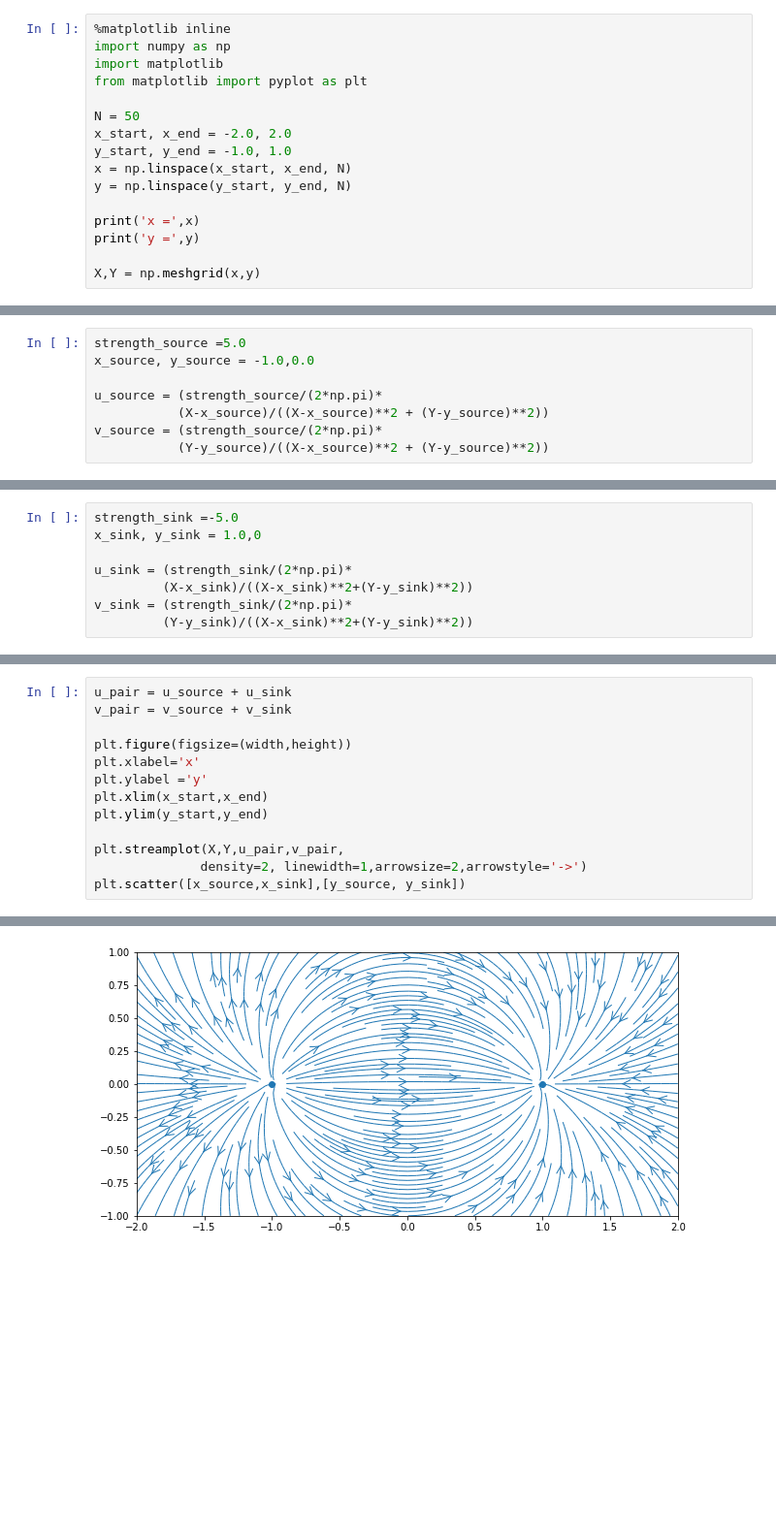
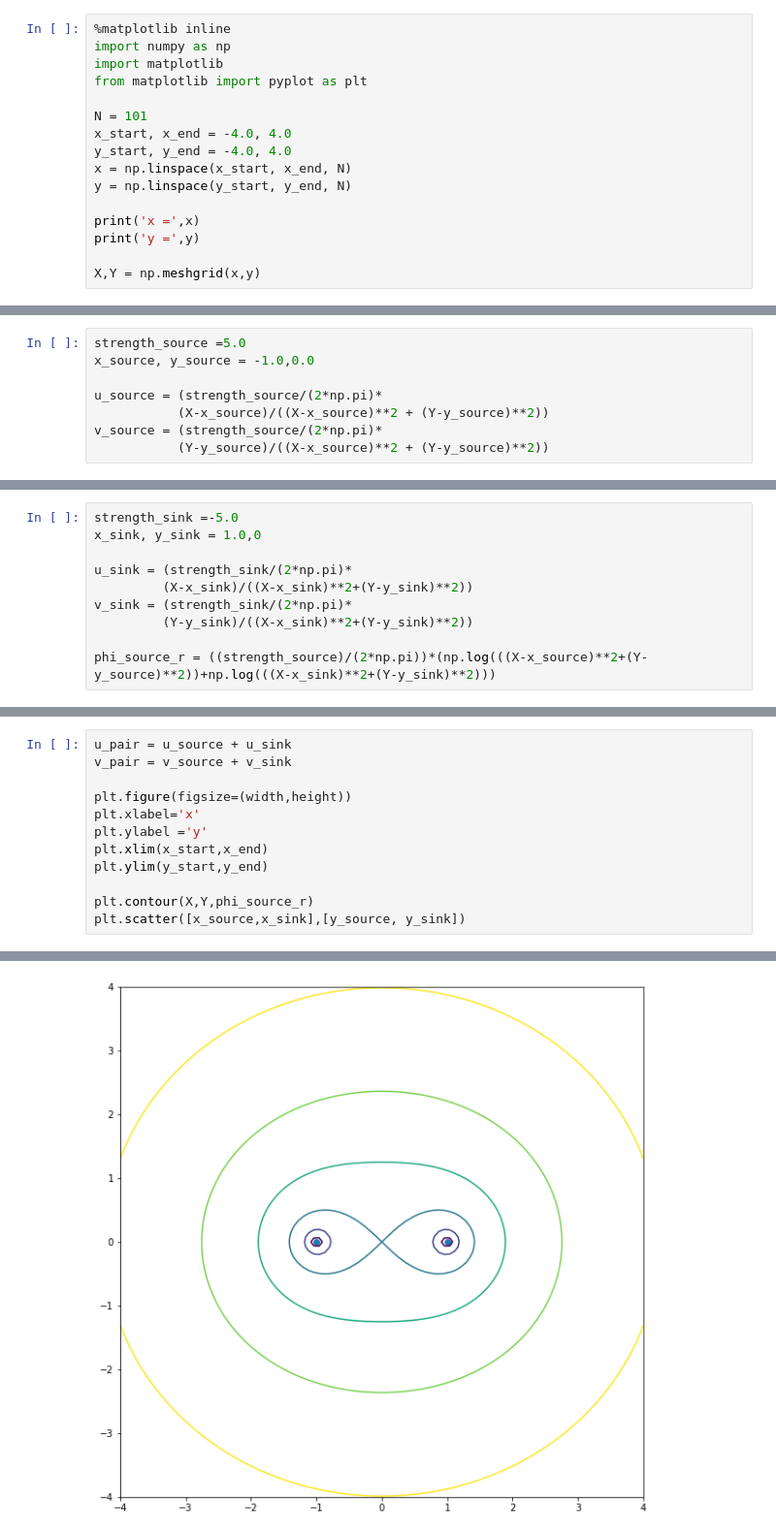
Before and after one commit to djpalumbo18/mae6226, a Jupyter notebook: Class_Source_Sink_exercise.ipynb, the cells around one changed output, grey strips where cells are left out. Shown: that part at 97% size. Saved outputs shown, nothing was run; the diff lists cells and outputs as text; blank space fills up the shorter version.

```diff
--- a/Class_Source_Sink_exercise.ipynb
+++ b/Class_Source_Sink_exercise.ipynb
@@ -6,9 +6,9 @@ import numpy as np
 import matplotlib
 from matplotlib import pyplot as plt
 
-N = 50
-x_start, x_end = -2.0, 2.0
-y_start, y_end = -1.0, 1.0
+N = 101
+x_start, x_end = -4.0, 4.0
+y_start, y_end = -4.0, 4.0
 x = np.linspace(x_start, x_end, N)
 y = np.linspace(y_start, y_end, N)
 
@@ -92,6 +76,8 @@ u_sink = (strength_sink/(2*np.pi)*
          (X-x_sink)/((X-x_sink)**2+(Y-y_sink)**2))
 v_sink = (strength_sink/(2*np.pi)*
          (Y-y_sink)/((X-x_sink)**2+(Y-y_sink)**2))
+
+phi_source_r = ((strength_source)/(2*np.pi))*(np.log(((X-x_source)**2+(Y-y_source)**2))+np.log(((X-x_sink)**2+(Y-y_sink)**2)))
 # %%
 plt.figure(figsize=(width,height))
 plt.xlabel('x',fontsize=16)
@@ -108,16 +93,15 @@ plt.scatter(x_sink,y_sink,c='r',s=80,marker='d')
 # %%
 u_pair = u_source + u_sink
 v_pair = v_source + v_sink
 
 plt.figure(figsize=(width,height))
 plt.xlabel='x'
 plt.ylabel ='y'
 plt.xlim(x_start,x_end)
 plt.ylim(y_start,y_end)
 
-plt.streamplot(X,Y,u_pair,v_pair,
-              density=2, linewidth=1,arrowsize=2,arrowstyle='->')
+plt.contour(X,Y,phi_source_r)
 plt.scatter([x_source,x_sink],[y_source, y_sink])
 # %% [output]
 <matplotlib.collections.PathCollection at 0x...>
-[figure, old version]
+[figure, new version]
```
Also changed, not shown: parts of 19 cells of this notebook.
